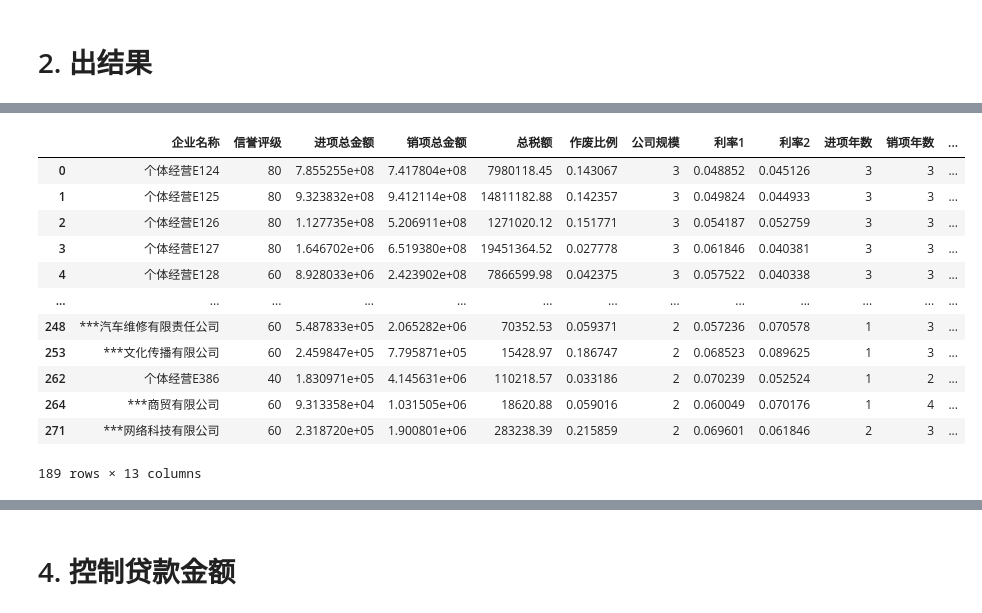
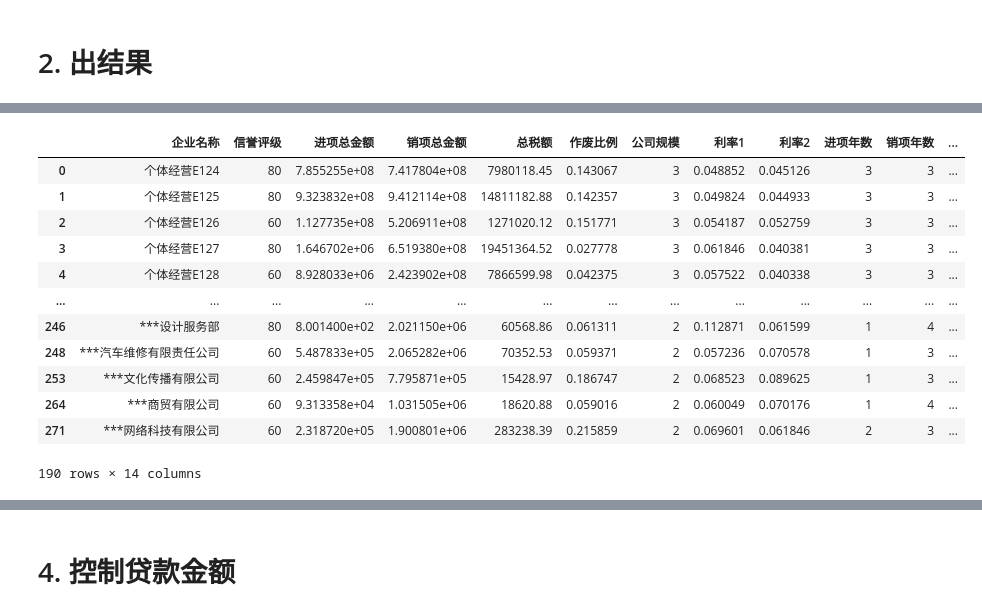
Before and after one commit to easternDay/2020-China-Mathematical-Modeling, a Jupyter notebook: 第二题.ipynb, the cells around one changed output, grey strips where cells are left out. Drawn from its saved outputs; the diff is of its cells as text; code cells hidden in the pictures.

```diff
--- a/第二题.ipynb
+++ b/第二题.ipynb
@@ -137,16 +137,40 @@ Company_info['销项月数'] = Company_info["企业代号"].apply(lambda x: getG
 
 
 def getCompanyType(id):
-    a = re.findall(r'商贸|劳务|机械设备|贸易|管理|咨询|药|广告', id)
-    b = re.findall(r'装饰|工程|建筑|建设|建筑|电子|电器|控制|机械|机电', id)
-    c = re.findall(r'科技|信息|电脑|通讯', id)
+    a = re.findall(r'航空|铁路|公路|交通|快递', id)
+    b = re.findall(r'餐饮|烟酒|方便|食品', id)
+    c = re.findall(r'酒店|旅游', id)
+    d = re.findall(r'超市|零售|药店|医疗|中药|医药|整车|零部件|珠宝|药', id)
+    e = re.findall(r'畜牧|养殖|种植', id)
+    f = re.findall(r'黄金|工业|金属|家具|消费|石油|化工品|材料|电器', id)
+    g = re.findall(r'住宅|土木', id)
+    h = re.findall(r'云|信息|IT|电子|网络|在线', id)
+    i = re.findall(r'房地产|房产中介|租赁', id)
+    j = re.findall(r'物业', id)
+    k = re.findall(r'广告|互联网|人资|服务', id)
     if(len(a) > 0):
         return 0
     if(len(b) > 0):
         return 1
     if(len(c) > 0):
         return 2
-    return 3
+    if(len(d) > 0):
+        return 3
+    if(len(e) > 0):
+        return 4
+    if(len(f) > 0):
+        return 5
+    if(len(g) > 0):
+        return 6
+    if(len(h) > 0):
+        return 7
+    if(len(i) > 0):
+        return 8
+    if(len(j) > 0):
+        return 9
+    if(len(k) > 0):
+        return 10
+    return 11
 
 """
 def getCompanyScale(x):
@@ -330,7 +354,7 @@ Company_info
 # %%
 Company_mess = pd.read_excel(
     "./题目二_信贷数据分析.xlsx", sheet_name="Sheet1", usecols=["企业代号", "企业名称", "信誉评级",  "信贷风险", "总税额", "进项总金额", "销项总金额",
-                                                   "作废比例",  "公司规模", "供应公司比重", "销售公司比重","进项年数","销项年数","进项月数","销项月数"])
+                                                   "作废比例",  "公司规模", "供应公司比重", "销售公司比重","进项年数","销项年数","进项月数","销项月数", "公司类别"])
 #Company_mess = Company_info[["企业名称", "信誉评级", "是否违约", "信贷风险", "总税额", "进项总金额", "销项总金额","作废比例",  "公司规模", "供应公司比重", "销售公司比重"]]
 # ["企业名称", "信誉评级", "是否违约", "信贷风险", "进项总金额", "销项总金额", "总税额","进项数", "销项数", "作废数", "作废比例", "公司类别", "公司规模", "供应公司比重", "销售公司比重"]
 Company_mess
@@ -388,21 +395,21 @@ Company_mess
 # %%
 Use_Company = Company_mess[(Company_mess["信誉评级"]>20)&(Company_mess["信贷风险"]==0)&(Company_mess["总税额"]>0)&(Company_mess["进项年数"]>0)&(Company_mess["销项年数"]>0)]
-Use_Company = Use_Company[["企业名称","信誉评级","进项总金额","销项总金额","总税额","作废比例","公司规模","利率1","利率2","进项年数","销项年数","进项月数","销项月数"]]
+Use_Company = Use_Company[["企业名称","信誉评级","进项总金额","销项总金额","总税额","作废比例","公司规模","利率1","利率2","进项年数","销项年数","进项月数","销项月数", "公司类别"]]
 Use_Company
 # %% [output]
 |  | 企业名称 | 信誉评级 | 进项总金额 | 销项总金额 | 总税额 | 作废比例 | 公司规模 | 利率1 | 利率2 | 进项年数 | 销项年数 | ... |
 | 0 | 个体经营E124 | 80 | 7.855255e+08 | 7.417804e+08 | 7980118.45 | 0.143067 | 3 | 0.048852 | 0.045126 | 3 | 3 | ... |
 | 1 | 个体经营E125 | 80 | 9.323832e+08 | 9.412114e+08 | 14811182.88 | 0.142357 | 3 | 0.049824 | 0.044933 | 3 | 3 | ... |
-| 2 | 个体经营E126 | 80 | 1.127735e+08 | 5.206911e+08 | 1271020.12 | 0.151771 | 3 | 0.054187 | 0.052759 | 3 | 3 | ... |
+| 2 | 个体经营E126 | 60 | 1.127735e+08 | 5.206911e+08 | 1271020.12 | 0.151771 | 3 | 0.054187 | 0.052759 | 3 | 3 | ... |
 | 3 | 个体经营E127 | 80 | 1.646702e+06 | 6.519380e+08 | 19451364.52 | 0.027778 | 3 | 0.061846 | 0.040381 | 3 | 3 | ... |
 | 4 | 个体经营E128 | 60 | 8.928033e+06 | 2.423902e+08 | 7866599.98 | 0.042375 | 3 | 0.057522 | 0.040338 | 3 | 3 | ... |
 | ... | ... | ... | ... | ... | ... | ... | ... | ... | ... | ... | ... | ... |
+| 246 | ***设计服务部 | 80 | 8.001400e+02 | 2.021150e+06 | 60568.86 | 0.061311 | 2 | 0.112871 | 0.061599 | 1 | 4 | ... |
 | 248 | ***汽车维修有限责任公司 | 60 | 5.487833e+05 | 2.065282e+06 | 70352.53 | 0.059371 | 2 | 0.057236 | 0.070578 | 1 | 3 | ... |
 | 253 | ***文化传播有限公司 | 60 | 2.459847e+05 | 7.795871e+05 | 15428.97 | 0.186747 | 2 | 0.068523 | 0.089625 | 1 | 3 | ... |
-| 262 | 个体经营E386 | 40 | 1.830971e+05 | 4.145631e+06 | 110218.57 | 0.033186 | 2 | 0.070239 | 0.052524 | 1 | 2 | ... |
 | 264 | ***商贸有限公司 | 60 | 9.313358e+04 | 1.031505e+06 | 18620.88 | 0.059016 | 2 | 0.060049 | 0.070176 | 1 | 4 | ... |
 | 271 | ***网络科技有限公司 | 60 | 2.318720e+05 | 1.900801e+06 | 283238.39 | 0.215859 | 2 | 0.069601 | 0.061846 | 2 | 3 | ... |
-189 rows × 13 columns
+190 rows × 14 columns
 # %%
 Use_Company.sort_values(['信誉评级','总税额','公司规模','作废比例'],ascending=[0,0,0,1],inplace=True)
 Use_Company
```
Also changed, not shown: parts of 8 cells of this notebook, 10 other files.
